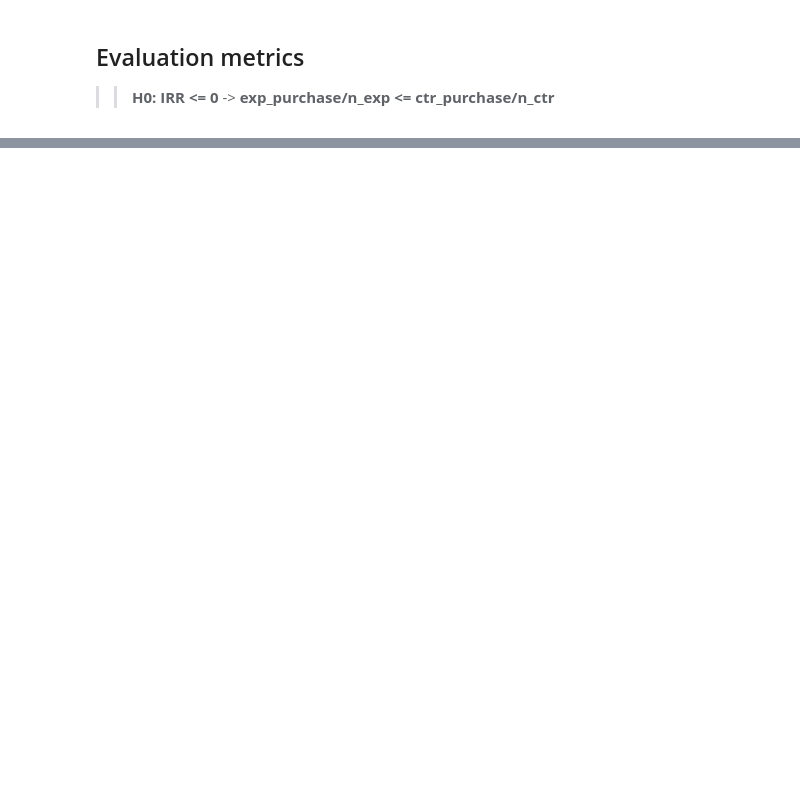
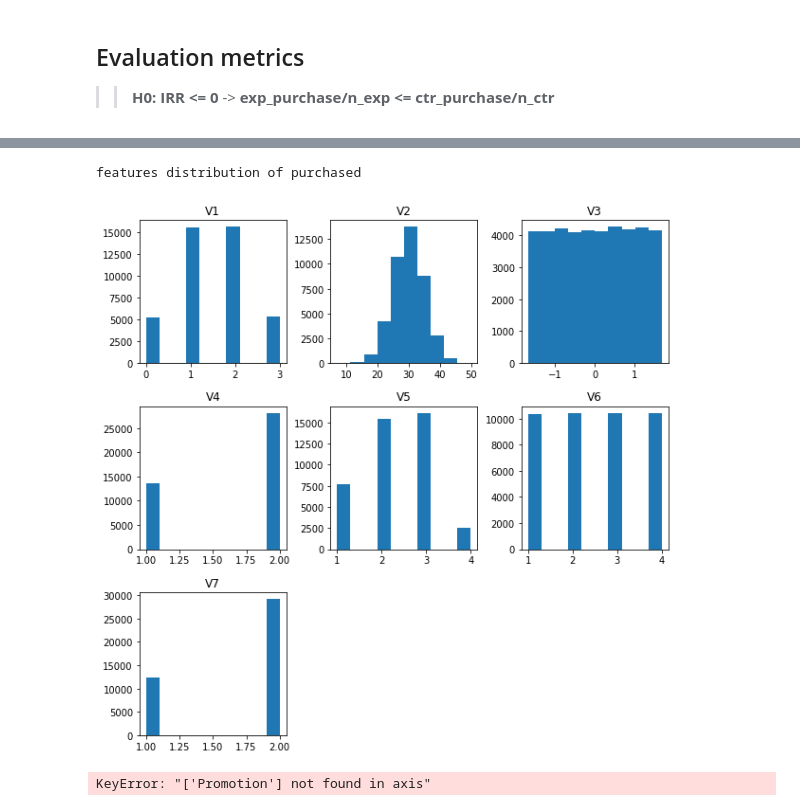
Before and after one commit to xmjuan/starbucks, a Jupyter notebook: Starbucks.ipynb, the cells around one changed output, grey strips where cells are left out. Saved outputs shown, nothing was run; the diff lists cells and outputs as text; code cells hidden in the pictures; blank space fills up the shorter version.

```diff
--- a/Starbucks.ipynb
+++ b/Starbucks.ipynb
@@ -260,0 +290,11 @@ ValueError: p > 1
+# %%
+print('features distribution of purchased')
+train_promoted = train_data[train_data['Promotion']=='Yes']
+train_promoted[train_promoted['purchase']==0][features].hist(figsize=(10,10), grid=False);
+# %% [output]
+features distribution of purchased
+[figure, added]
+# %%
+train_promoted = train_promoted.drop('Promotion', axis = 1)
+# %% [output]
+KeyError: "['Promotion'] not found in axis"
```
Also changed, not shown: parts of 19 cells of this notebook.
